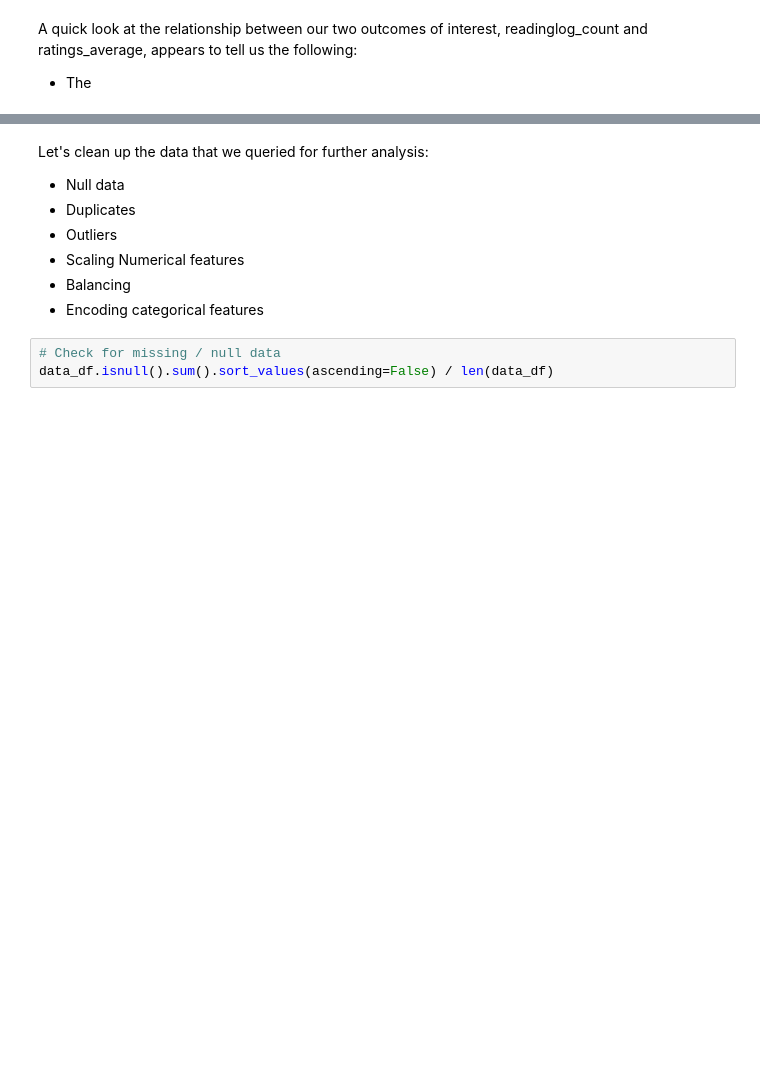
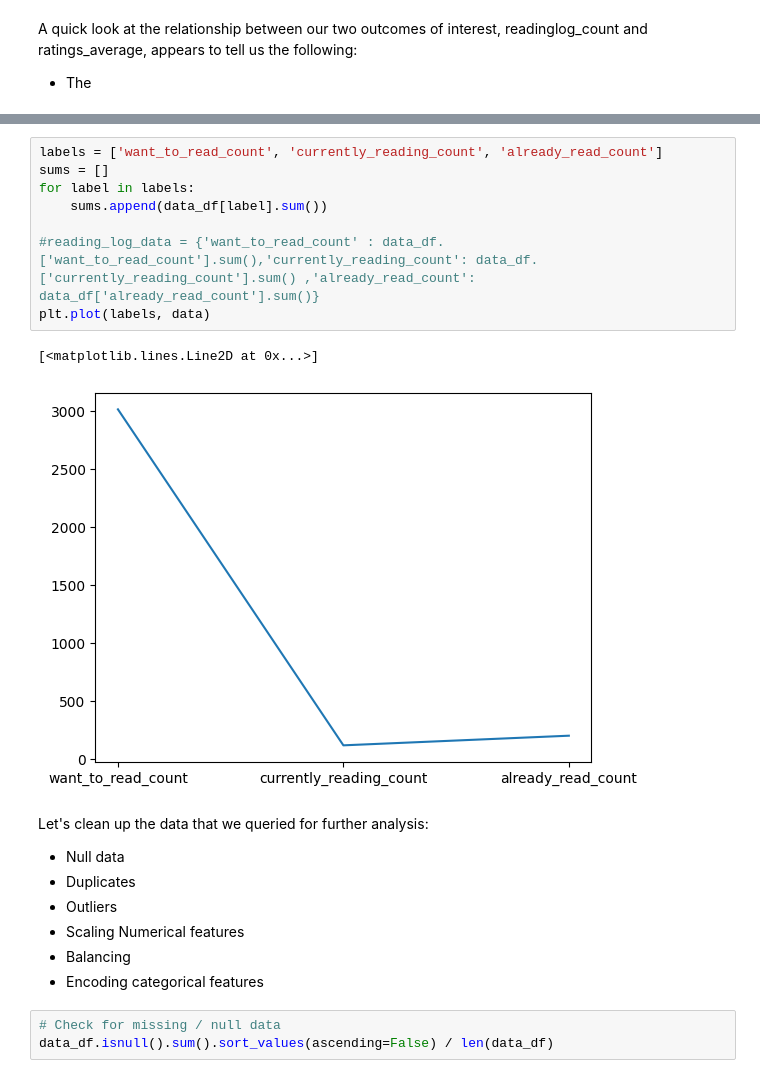
Before and after one commit to caitlinmac/openlib-data, a Jupyter notebook: dt_openlib2.ipynb, the cells around one changed output, grey strips where cells are left out. Cells and saved outputs as stored; diff of their text form; blank space fills up the shorter version.

```diff
--- a/dt_openlib2.ipynb
+++ b/dt_openlib2.ipynb
@@ -149,3 +149,14 @@ plt.hist(data_df['ratings_sortable'])
+# %%
+labels = ['want_to_read_count', 'currently_reading_count', 'already_read_count']
+sums = []
+for label in labels:
+    sums.append(data_df[label].sum())
+
+#reading_log_data = {'want_to_read_count' : data_df.['want_to_read_count'].sum(),'currently_reading_count': data_df.['currently_reading_count'].sum() ,'already_read_count': data_df['already_read_count'].sum()}
+plt.plot(labels, data)
+# %% [output]
+[<matplotlib.lines.Line2D at 0x...>]
+[figure, added]
 # %% [markdown]
 Let's clean up the data that we queried for further analysis:
 - Null data
```
Also changed, not shown: parts of 21 cells of this notebook.
